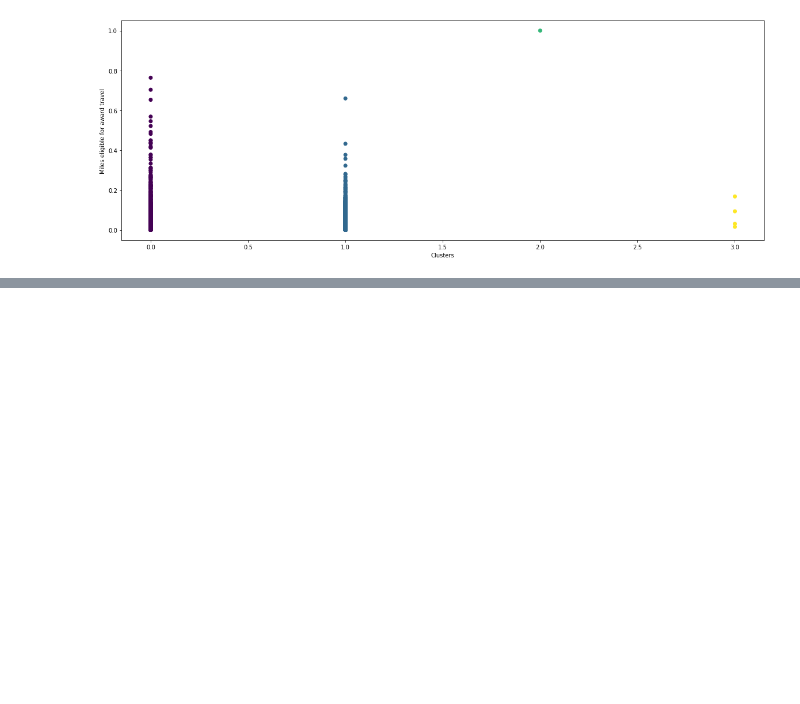
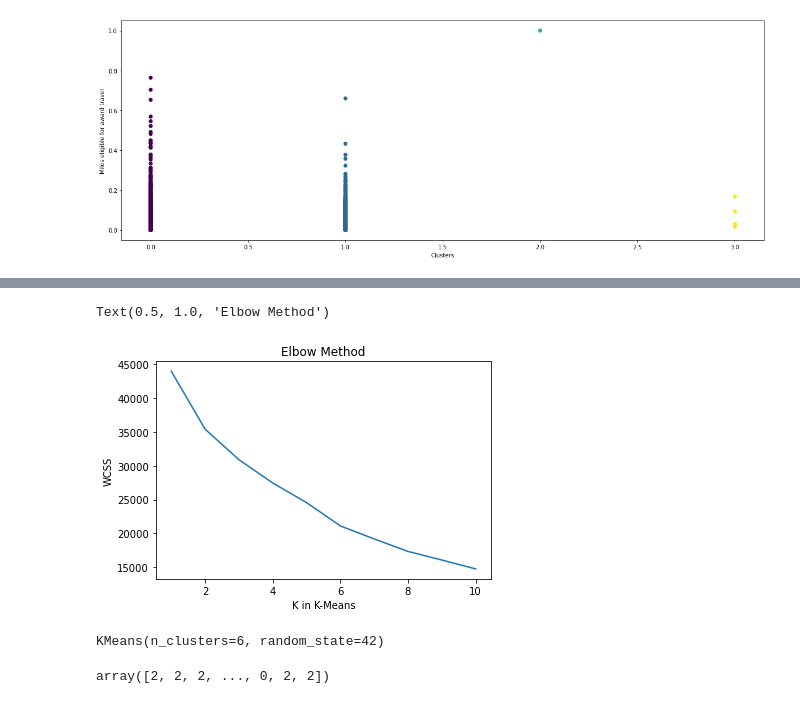
Before and after one commit to Himangi-77/excelR-assignments, a Jupyter notebook: ASSIGNMENT7_CLUSTERING_AIRLINES-checkpoint.ipynb, the cells around one changed output, grey strips where cells are left out. Cells and saved outputs as stored; diff of their text form; code cells hidden in the pictures; blank space fills up the shorter version.

```diff
--- a/ASSIGNMENT7_CLUSTERING_AIRLINES-checkpoint.ipynb
+++ b/ASSIGNMENT7_CLUSTERING_AIRLINES-checkpoint.ipynb
@@ -95,0 +113,22 @@ plt.show()
+# %%
+wcss=[]
+for i in range(1,11):
+    kMeans=KMeans(n_clusters=i,random_state=0)
+    kMeans.fit(scaled_X)
+    wcss.append(kMeans.inertia_)
+plt.plot(range(1,11),wcss)
+plt.xlabel('K in K-Means')
+plt.ylabel('WCSS')
+plt.title('Elbow Method')
+# %% [output]
+Text(0.5, 1.0, 'Elbow Method')
+[figure, added]
+# %%
+new_cluster = KMeans(n_clusters=6,random_state=42)
+new_cluster.fit(scaled_X)
+# %% [output]
+KMeans(n_clusters=6, random_state=42)
+# %%
+new_cluster.labels_
+# %% [output]
+array([2, 2, 2, ..., 0, 2, 2])
```
Also changed, not shown: parts of 20 cells of this notebook.
